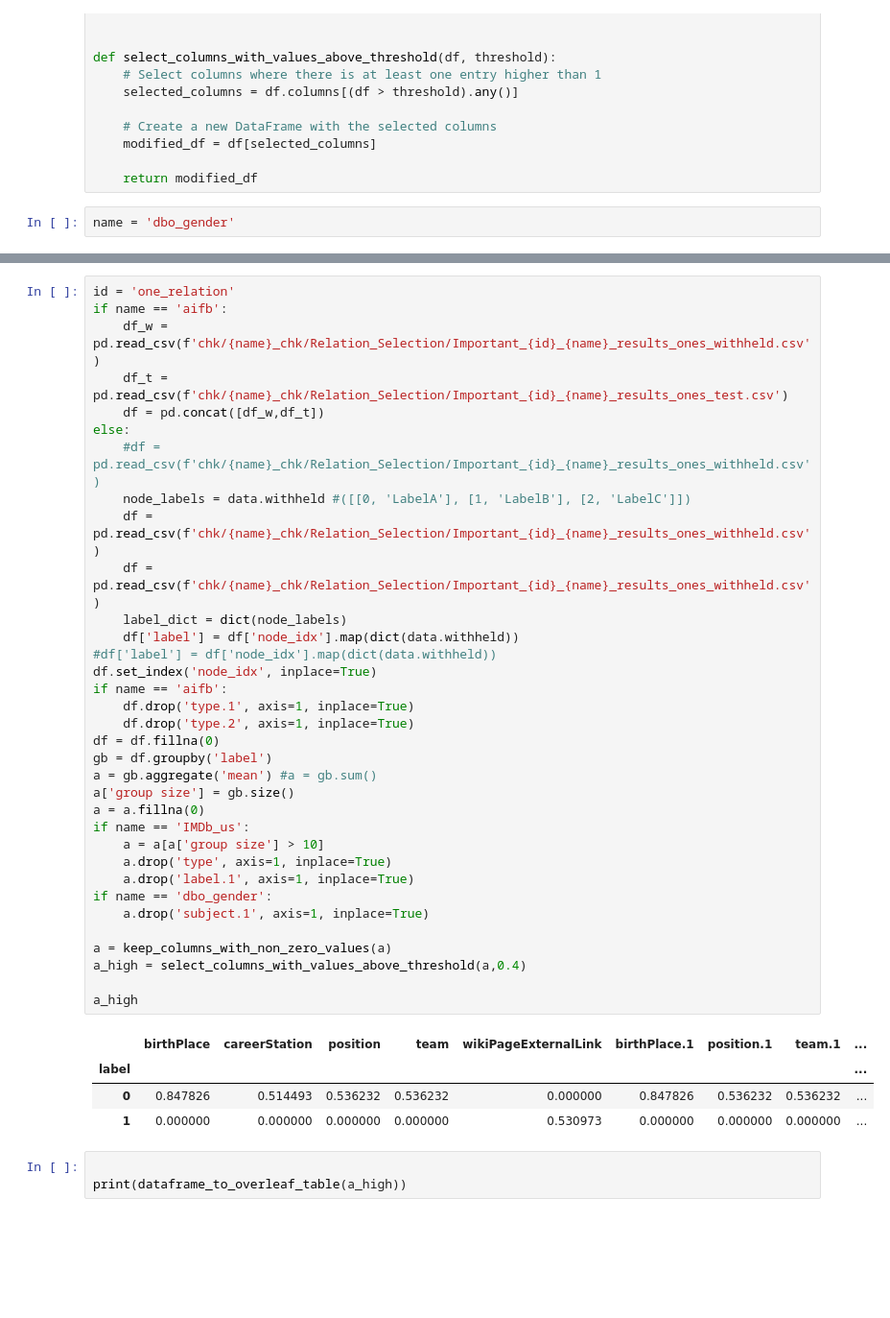
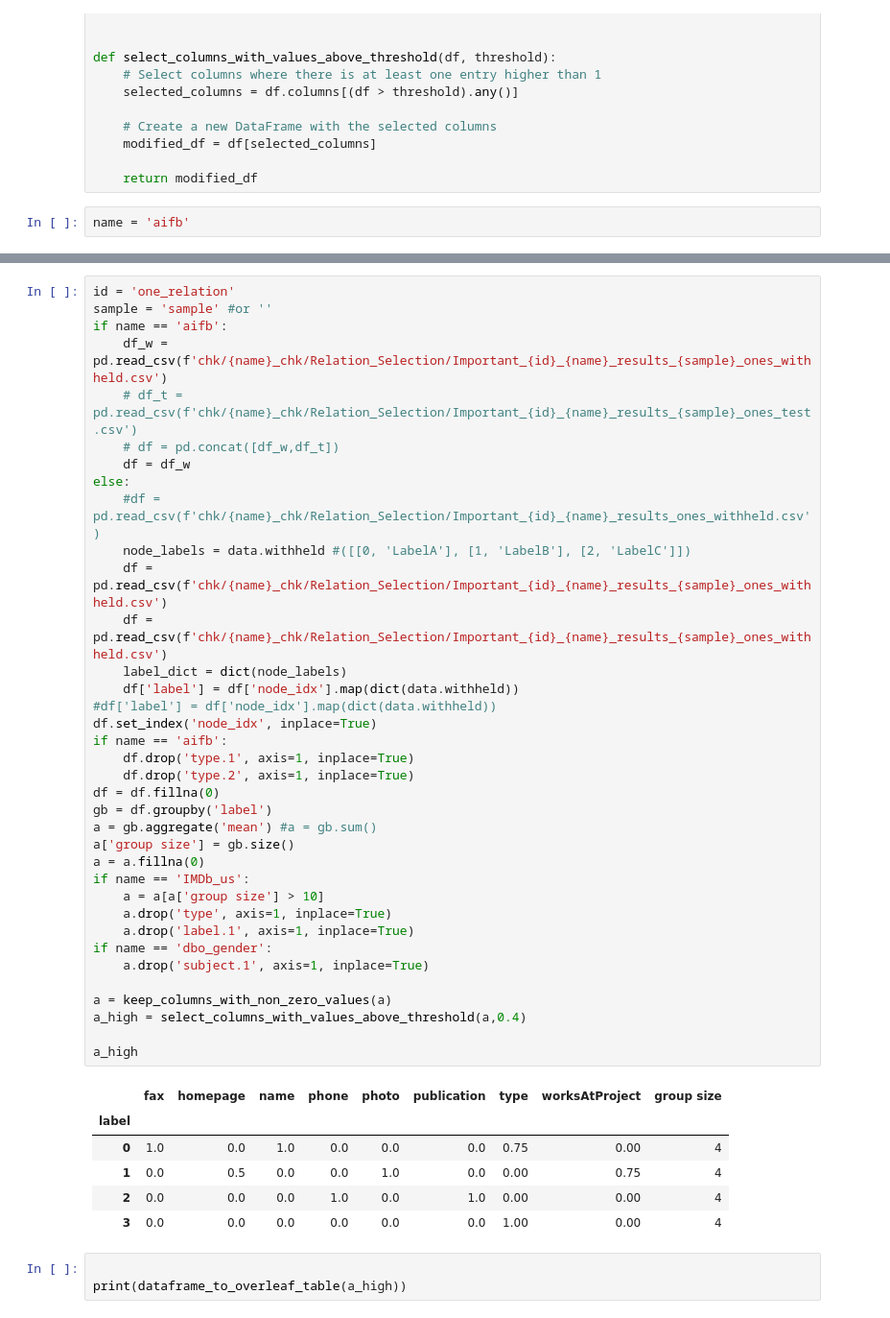
Before and after one commit to traopia/RGCN-Explainer, a Jupyter notebook: RGCN_stuff/statistics_baseline.ipynb, the cells around one changed output, grey strips where cells are left out. Shown at 96% size. Drawn from its saved outputs; the diff is of its cells as text; blank space fills up the shorter version.

```diff
--- a/RGCN_stuff/statistics_baseline.ipynb
+++ b/RGCN_stuff/statistics_baseline.ipynb
@@ -83,7 +83,7 @@ def select_columns_with_values_above_threshold(df, threshold):
 
     return modified_df
 # %%
-name = 'dbo_gender'
+name = 'aifb'
 # %%
 
 if name in ['aifb', 'mutag', 'bgs', 'am', 'mdgenre']:
@@ -95,42 +97,46 @@ if 'dbo' in name:
 # %%
 id = 'one_relation'
+sample = 'sample' #or ''
 if name == 'aifb':
-    df_w = pd.read_csv(f'chk/{name}_chk/Relation_Selection/Important_{id}_{name}_results_ones_withheld.csv')
-    df_t = pd.read_csv(f'chk/{name}_chk/Relation_Selection/Important_{id}_{name}_results_ones_test.csv')
-    df = pd.concat([df_w,df_t])
+    df_w = pd.read_csv(f'chk/{name}_chk/Relation_Selection/Important_{id}_{name}_results_{sample}_ones_withheld.csv')
+    # df_t = pd.read_csv(f'chk/{name}_chk/Relation_Selection/Important_{id}_{name}_results_{sample}_ones_test.csv')
+    # df = pd.concat([df_w,df_t])
+    df = df_w
 else:
     #df = pd.read_csv(f'chk/{name}_chk/Relation_Selection/Important_{id}_{name}_results_ones_withheld.csv')
     node_labels = data.withheld #([[0, 'LabelA'], [1, 'LabelB'], [2, 'LabelC']])
-    df = pd.read_csv(f'chk/{name}_chk/Relation_Selection/Important_{id}_{name}_results_ones_withheld.csv')
-    df = pd.read_csv(f'chk/{name}_chk/Relation_Selection/Important_{id}_{name}_results_ones_withheld.csv')
+    df = pd.read_csv(f'chk/{name}_chk/Relation_Selection/Important_{id}_{name}_results_{sample}_ones_withheld.csv')
+    df = pd.read_csv(f'chk/{name}_chk/Relation_Selection/Important_{id}_{name}_results_{sample}_ones_withheld.csv')
     label_dict = dict(node_labels)
     df['label'] = df['node_idx'].map(dict(data.withheld))
 #df['label'] = df['node_idx'].map(dict(data.withheld))
 df.set_index('node_idx', inplace=True)
 if name == 'aifb':
     df.drop('type.1', axis=1, inplace=True)
     df.drop('type.2', axis=1, inplace=True)
 df = df.fillna(0)
 gb = df.groupby('label')
 a = gb.aggregate('mean') #a = gb.sum()
 a['group size'] = gb.size()
 a = a.fillna(0)
 if name == 'IMDb_us':
     a = a[a['group size'] > 10]
     a.drop('type', axis=1, inplace=True)
     a.drop('label.1', axis=1, inplace=True)
 if name == 'dbo_gender':
     a.drop('subject.1', axis=1, inplace=True)
 
 a = keep_columns_with_non_zero_values(a)
 a_high = select_columns_with_values_above_threshold(a,0.4)
 
 a_high
 # %% [output]
-|  | birthPlace | careerStation | position | team | wikiPageExternalLink | birthPlace.1 | position.1 | team.1 | ... |
-| label |  |  |  |  |  |  |  |  | ... |
-| 0 | 0.847826 | 0.514493 | 0.536232 | 0.536232 | 0.000000 | 0.847826 | 0.536232 | 0.536232 | ... |
-| 1 | 0.000000 | 0.000000 | 0.000000 | 0.000000 | 0.530973 | 0.000000 | 0.000000 | 0.000000 | ... |
+|  | fax | homepage | name | phone | photo | publication | type | worksAtProject | group size |
+| label |  |  |  |  |  |  |  |  |  |
+| 0 | 1.0 | 0.0 | 1.0 | 0.0 | 0.0 | 0.0 | 0.75 | 0.00 | 4 |
+| 1 | 0.0 | 0.5 | 0.0 | 0.0 | 1.0 | 0.0 | 0.00 | 0.75 | 4 |
+| 2 | 0.0 | 0.0 | 0.0 | 1.0 | 0.0 | 1.0 | 0.00 | 0.00 | 4 |
+| 3 | 0.0 | 0.0 | 0.0 | 0.0 | 0.0 | 0.0 | 1.00 | 0.00 | 4 |
 # %%
 
 print(dataframe_to_overleaf_table(a_high))
```
Also changed, not shown: parts of 3 cells of this notebook, 19 other files.
